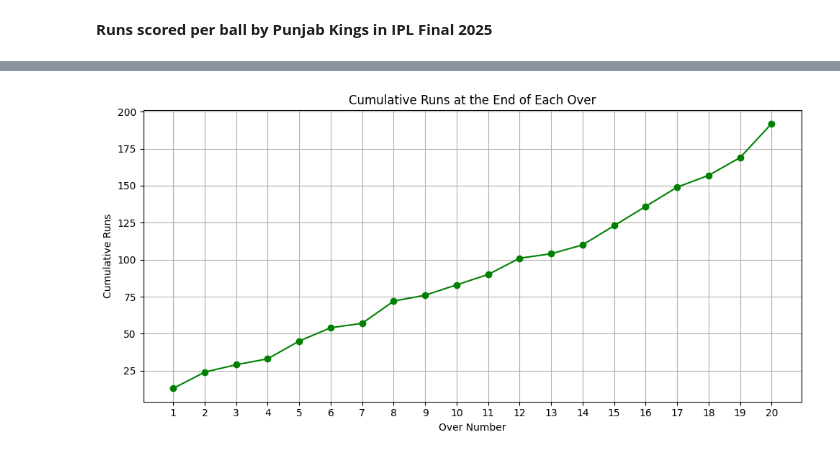
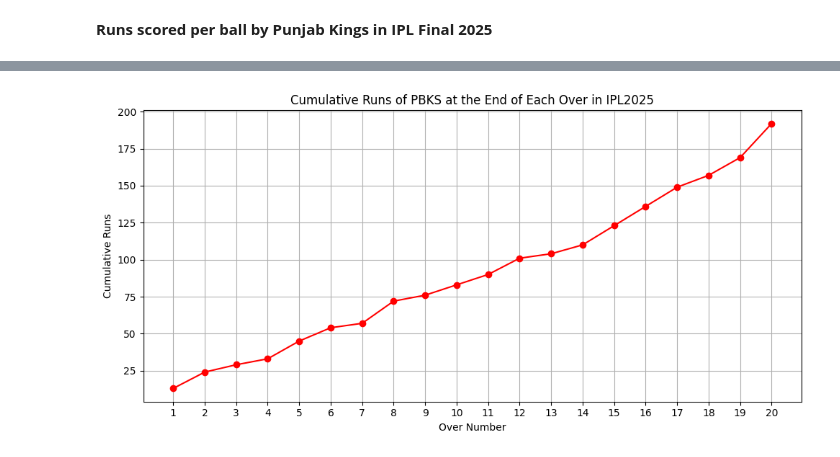
Before and after one commit to anbanshayan/Matplotlib, a Jupyter notebook: matplotlib3.ipynb, the cells around one changed output, grey strips where cells are left out. Drawn from its saved outputs; the diff is of its cells as text; code cells hidden in the pictures.

```diff
--- a/matplotlib3.ipynb
+++ b/matplotlib3.ipynb
@@ -22,27 +23,28 @@ NameError: name 'plt' is not defined
 # %%
 runs_per_ball = [4,1,1,0,1,6,0,4,1,0,1,5,0,1,1,1,0,2,2,1,0,0,1,0,2,0,4,4,1,1,1,2,0,0,6,0,0,1,0,1,0,1,1,6,1,0,6,1,1,1,0,1,0,1,4,0,1,0,1,1,6,0,1,0,0,0,1,0,2,0,2,6,0,0,0,1,1,1,2,0,2,0,1,1,4,1,6,1,0,1,1,1,6,2,2,1,6,0,0,6,0,1,1,2,0,2,2,1,0,6,0,0,4,2,1,0,6,6,4,6,6]
 
 # Calculate cumulative runs
 cumulative_runs = np.cumsum(runs_per_ball)
 
 # Find number of complete overs
 num_overs = len(runs_per_ball) // 6
 
 # Get the cumulative runs at the end of each over
 runs_at_end_of_overs = [cumulative_runs[(i+1)*6 - 1] for i in range(num_overs)]
 
 # Create over numbers starting from 1
 over_numbers = list(range(1, num_overs + 1))
 
 # Plot
 plt.figure(figsize=(10, 5))
-plt.plot(over_numbers, runs_at_end_of_overs, marker='o', linestyle='-', color='green')
-plt.title('Cumulative Runs at the End of Each Over')
+plt.plot(over_numbers, runs_at_end_of_overs, marker='o', linestyle='-', color='red')
+plt.title('Cumulative Runs of PBKS at the End of Each Over in IPL2025')
 plt.xlabel('Over Number')
 plt.ylabel('Cumulative Runs')
 plt.grid(True)
 plt.xticks(over_numbers)
 plt.tight_layout()
+plt.savefig("pbks_innings.jpg")
 plt.show()
 # %% [output]
-[figure, old version]
+[figure, new version]
```
Also changed, not shown: parts of 1 cell of this notebook, 1 other file.
